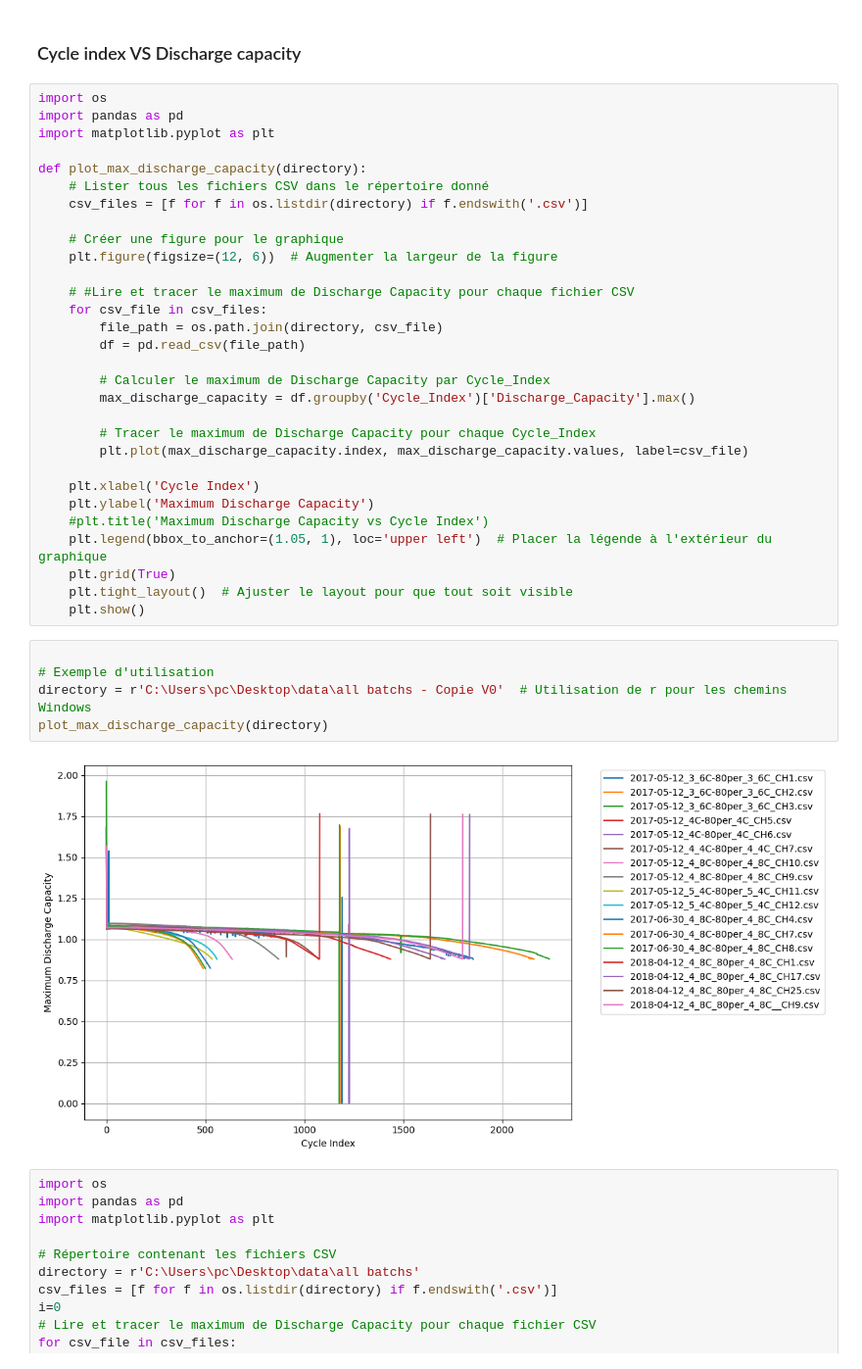
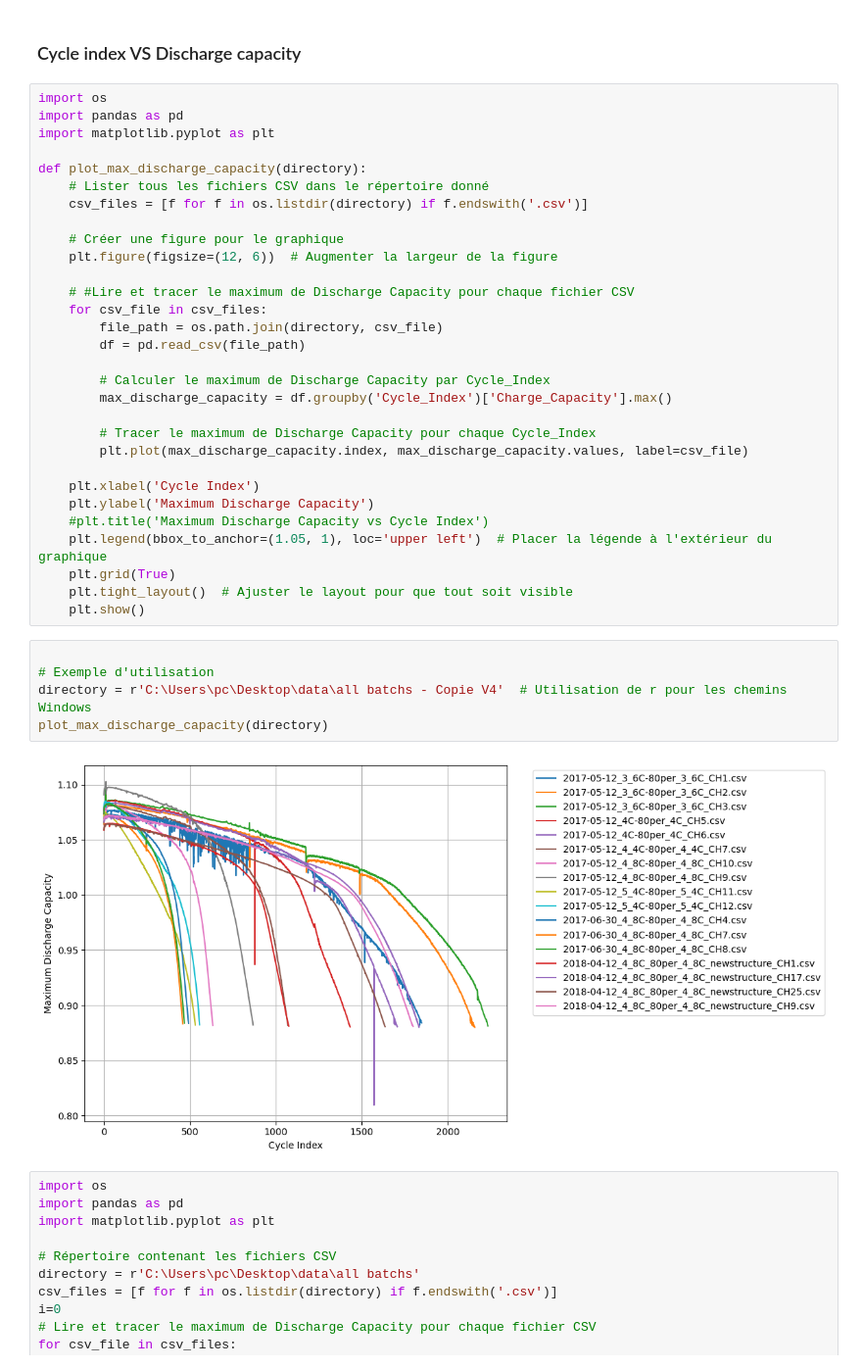
Before and after one commit to SalimMabed/PHM-Batteries, a Jupyter notebook: plot_data.ipynb, the cells around one changed output. Shown at 98% size. Cells and saved outputs as stored; diff of their text form.

```diff
--- a/plot_data.ipynb
+++ b/plot_data.ipynb
@@ -18,7 +18,7 @@ def plot_max_discharge_capacity(directory):
         df = pd.read_csv(file_path)
 
         # Calculer le maximum de Discharge Capacity par Cycle_Index
-        max_discharge_capacity = df.groupby('Cycle_Index')['Discharge_Capacity'].max()
+        max_discharge_capacity = df.groupby('Cycle_Index')['Charge_Capacity'].max()
 
         # Tracer le maximum de Discharge Capacity pour chaque Cycle_Index
         plt.plot(max_discharge_capacity.index, max_discharge_capacity.values, label=csv_file)
@@ -33,10 +33,10 @@ def plot_max_discharge_capacity(directory):
 # %%
 
 # Exemple d'utilisation
-directory = r'C:\Users\pc\Desktop\data\all batchs - Copie V0'  # Utilisation de r pour les chemins Windows
+directory = r'C:\Users\pc\Desktop\data\all batchs - Copie V4'  # Utilisation de r pour les chemins Windows
 plot_max_discharge_capacity(directory)
 # %% [output]
-[figure, old version]
+[figure, new version]
 # %%
 import os
 import pandas as pd
```
